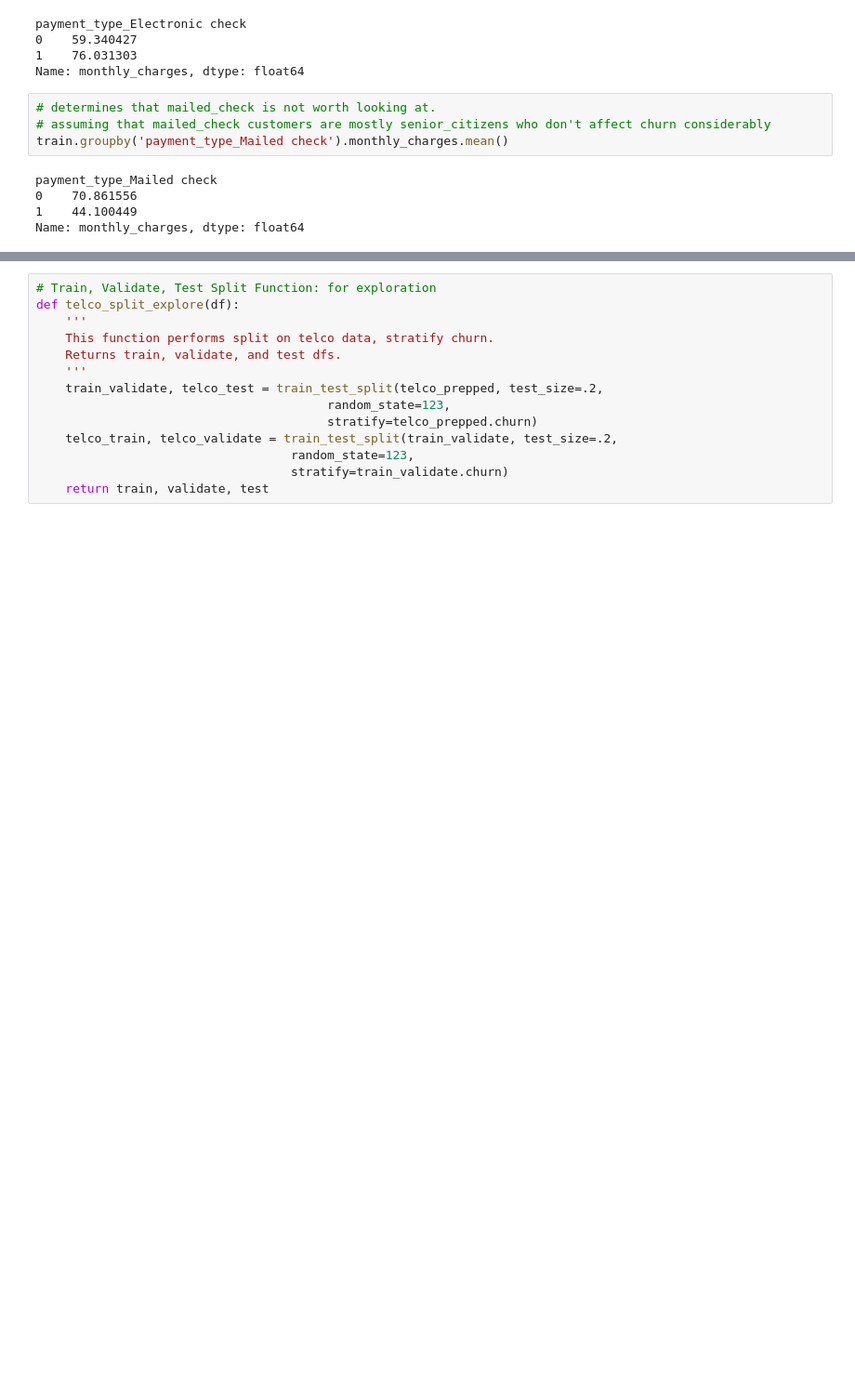
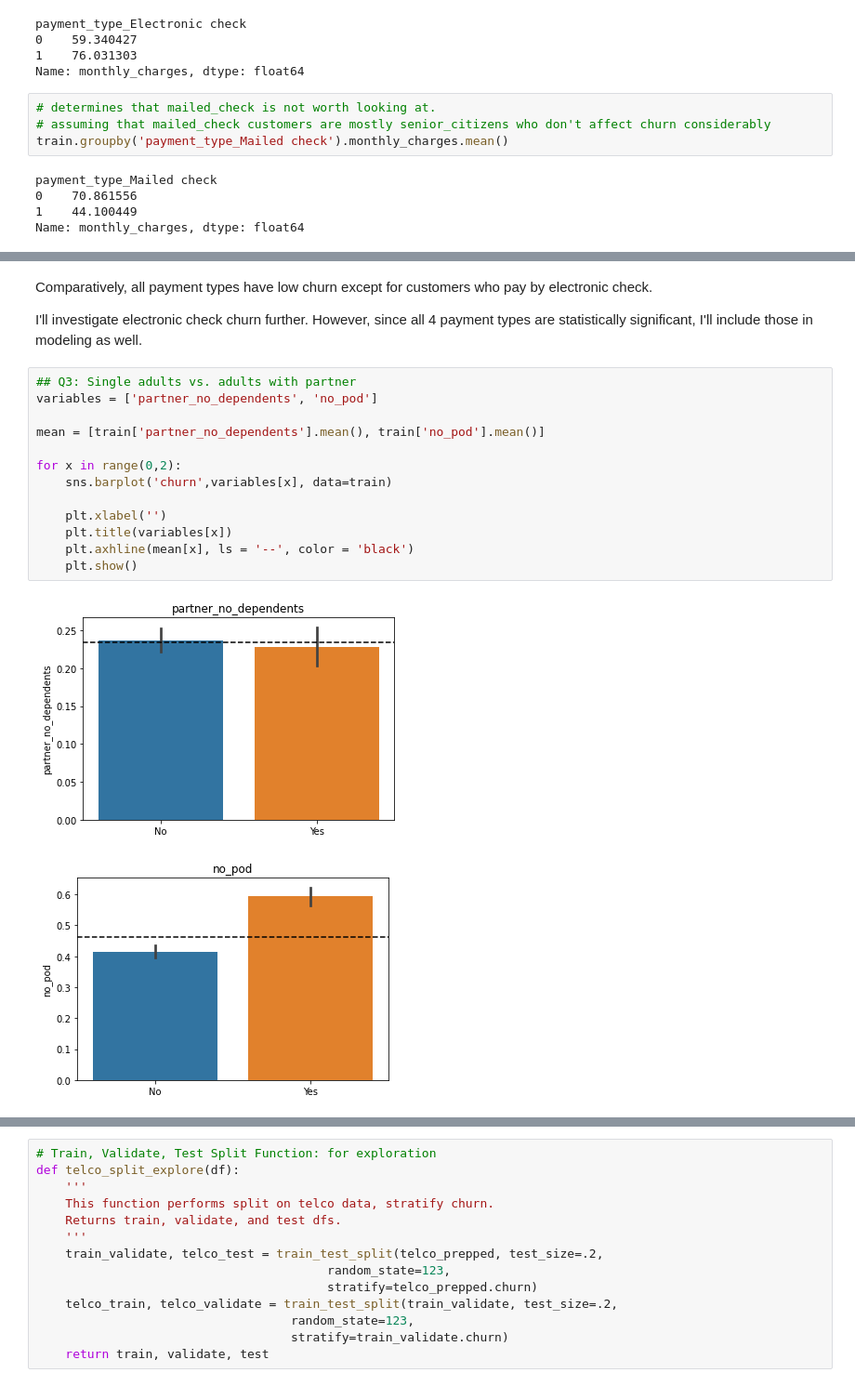
Before and after one commit to SchneemannDavid/classification_project, a Jupyter notebook: acquire_prep_explore.ipynb, the cells around one changed output, grey strips where cells are left out. Shown at 93% size. Saved outputs shown, nothing was run; the diff lists cells and outputs as text; blank space fills up the shorter version.

```diff
--- a/acquire_prep_explore.ipynb
+++ b/acquire_prep_explore.ipynb
@@ -714,0 +685,20 @@ Name: monthly_charges, dtype: float64
+# %% [markdown]
+Comparatively, all payment types have low churn except for customers who pay by electronic check.
+
+I'll investigate electronic check churn further. However, since all 4 payment types are statistically significant, I'll include those in modeling as well.
+# %%
+## Q3: Single adults vs. adults with partner
+variables = ['partner_no_dependents', 'no_pod']
+
+mean = [train['partner_no_dependents'].mean(), train['no_pod'].mean()]
+
+for x in range(0,2):
+    sns.barplot('churn',variables[x], data=train)
+
+    plt.xlabel('')
+    plt.title(variables[x])
+    plt.axhline(mean[x], ls = '--', color = 'black')
+    plt.show()
+# %% [output]
+[figure, added]
+[figure, added]
```
Also changed, not shown: parts of 103 cells of this notebook, 5 other files.
